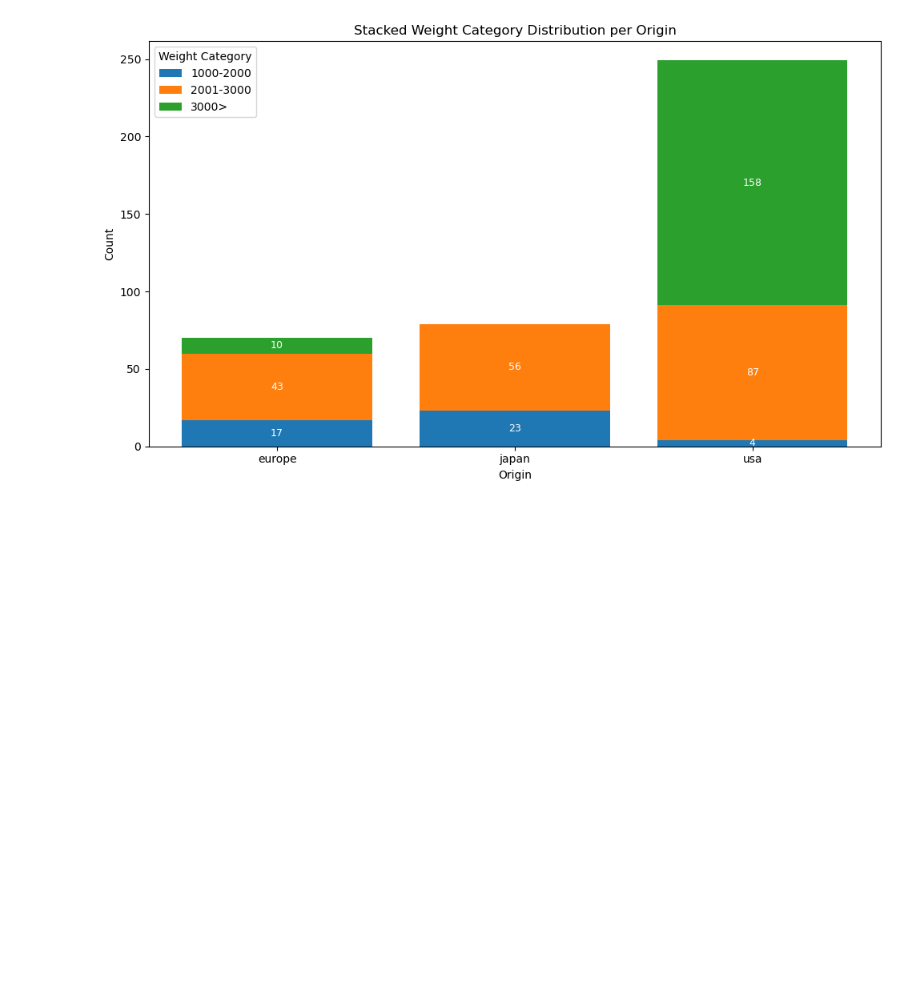
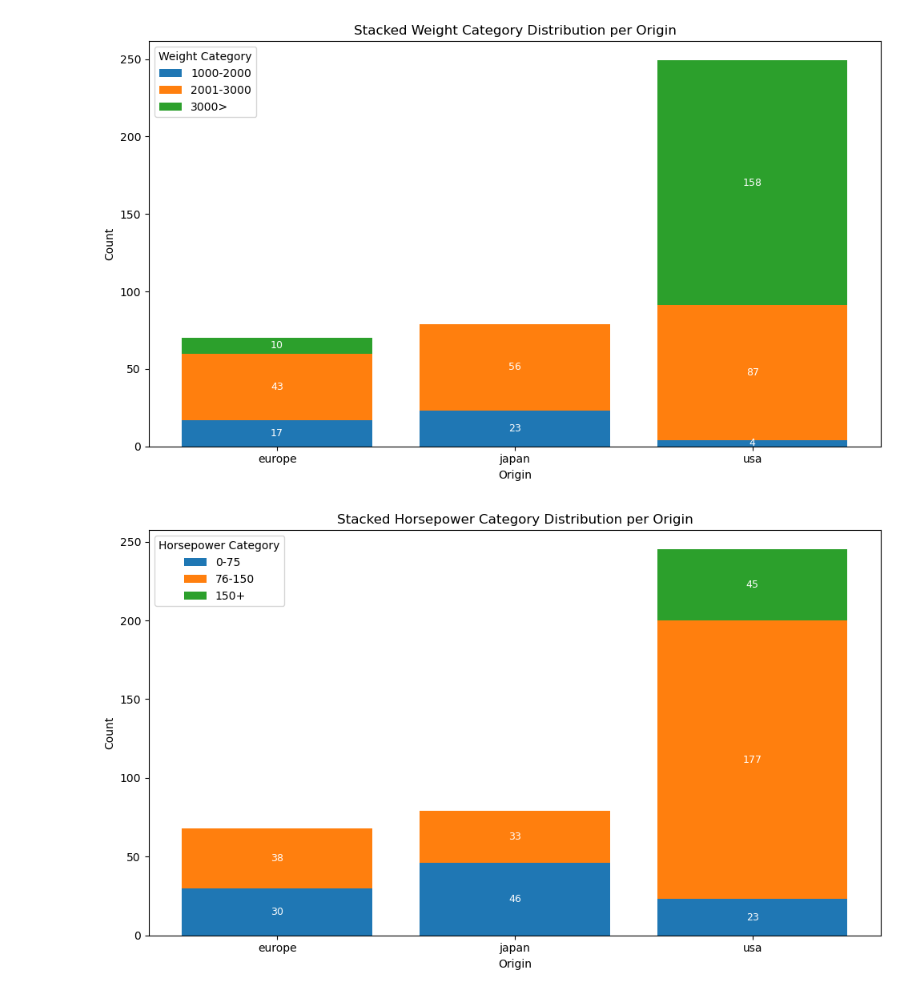
Before and after one commit to FlazeFy2/DS-Car_Information_Dataset, a Jupyter notebook: exploratory data analysis-bar.ipynb, the cells around one changed output. Saved outputs shown, nothing was run; the diff lists cells and outputs as text; code cells hidden in the pictures; blank space fills up the shorter version.

Commit message:
[DS] Exploratory Data Analysis (EDA) - Stacked Bar Chart per Origin by Horsepower Category

```diff
--- a/exploratory data analysis-bar.ipynb
+++ b/exploratory data analysis-bar.ipynb
@@ -234,3 +233,41 @@ plt.tight_layout()
 plt.show()
 # %% [output]
 [figure]
+# %%
+import pandas as pd
+import matplotlib.pyplot as plt
+
+# Exploratory Data Analysis (EDA) - Stacked Bar Chart per Origin by Horsepower Category
+df = pd.read_csv("Automobile.csv")
+
+# Convert 'horsepower' to numeric and clean empty value
+df['horsepower'] = pd.to_numeric(df['horsepower'], errors='coerce')
+df = df.dropna(subset=['horsepower'])
+
+# Create horsepower categories
+bins = [0, 75, 150, float('inf')]
+labels = ['0-75', '76-150', '150+']
+df['horsepower_category'] = pd.cut(df['horsepower'], bins=bins, labels=labels, right=True, include_lowest=True)
+
+# Group by origin and horsepower category
+grouped = df.groupby(['origin', 'horsepower_category'], observed=False).size().unstack(fill_value=0)
+
+# Stacked Bar Chart
+plt.figure(figsize=(10, 6))
+bottom = pd.Series([0] * len(grouped), index=grouped.index)
+for category in labels:
+    values = grouped[category] if category in grouped.columns else pd.Series([0] * len(grouped), index=grouped.index)
+    bars = plt.bar(grouped.index, values, bottom=bottom, label=category)
+    # Add value label in center of each segment
+    for i, value in enumerate(values):
+        if value > 0:
+            plt.text(i, bottom.iloc[i] + value / 2, f"{int(value)}", ha='center', va='center', color='white', fontsize=9)
+    bottom += values
+plt.title("Stacked Horsepower Category Distribution per Origin")
+plt.xlabel("Origin")
+plt.ylabel("Count")
+plt.legend(title="Horsepower Category")
+plt.tight_layout()
+plt.show()
+# %% [output]
+[figure, added]
```
Also changed, not shown: parts of 1 cell of this notebook.
